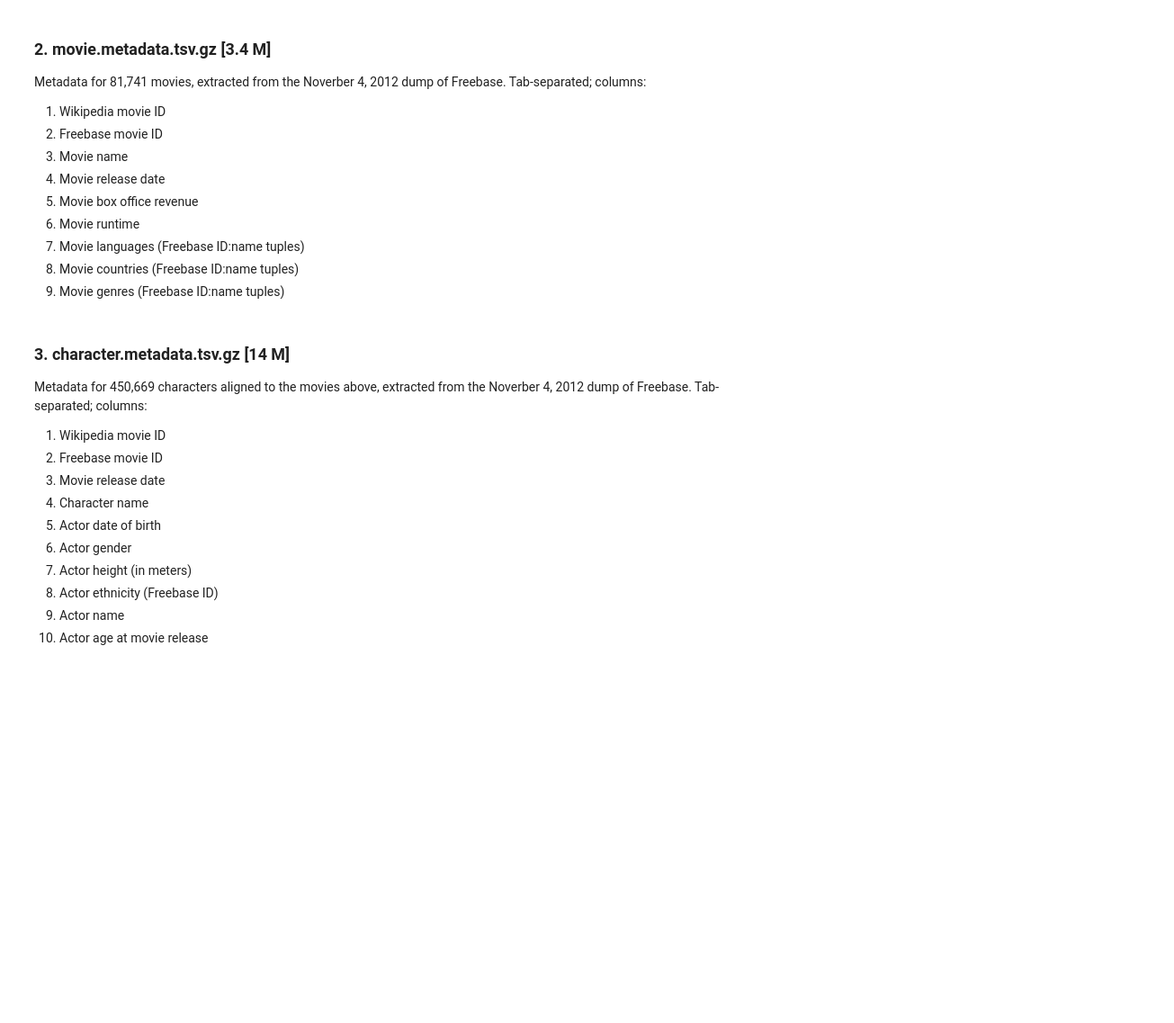
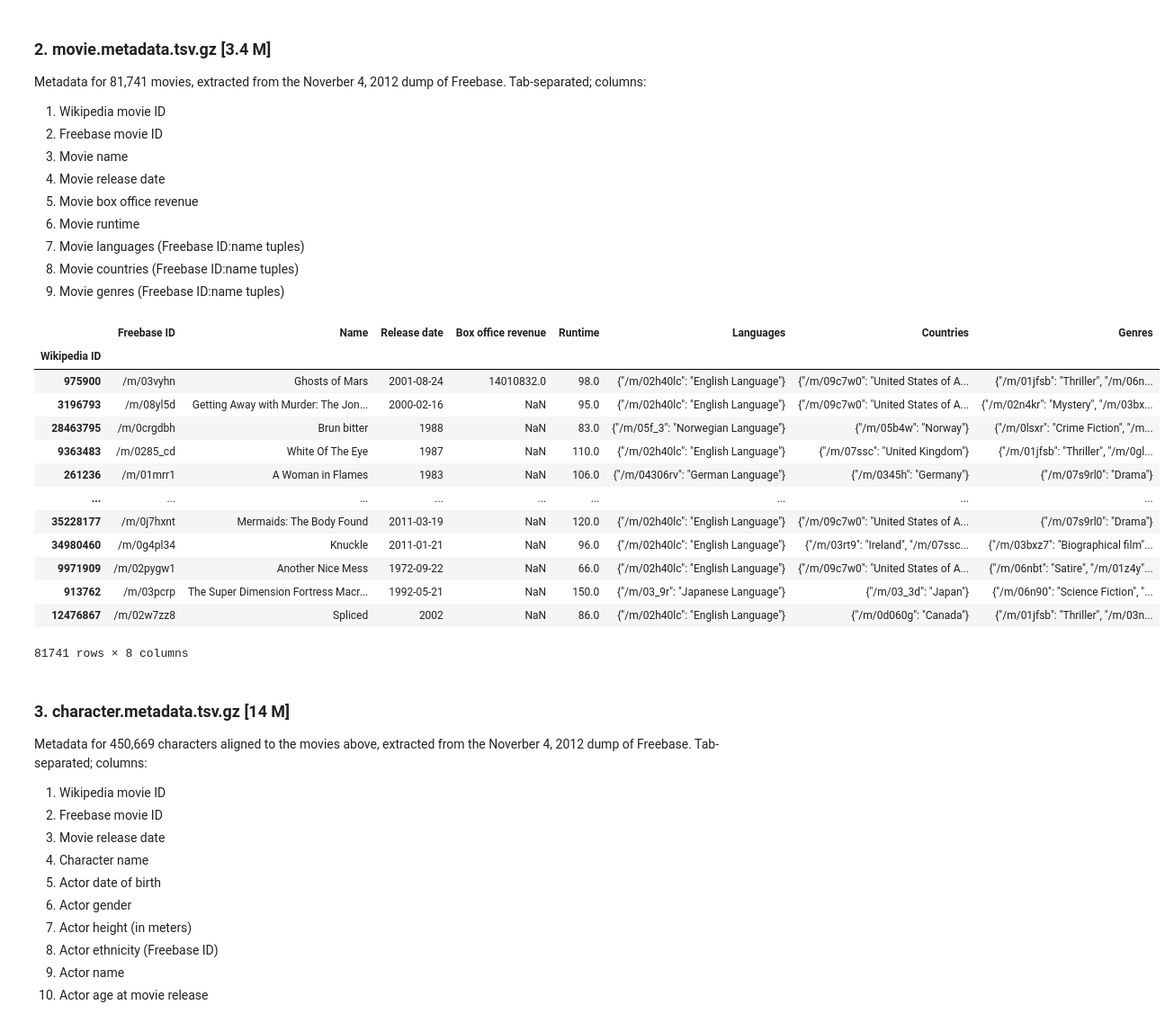
Before and after one commit to epfl-ada/ada-2022-project-toestewbrr, a Jupyter notebook: Data preprocessing.ipynb, the cells around one changed output. Shown at 90% size. Drawn from its saved outputs; the diff is of its cells as text; code cells hidden in the pictures; blank space fills up the shorter version.

```diff
--- a/Data preprocessing.ipynb
+++ b/Data preprocessing.ipynb
@@ -48,11 +71,27 @@ Metadata for 81,741 movies, extracted from the Noverber 4, 2012 dump of Freebase
 8. Movie countries (Freebase ID:name tuples)
 9. Movie genres (Freebase ID:name tuples)
 # %%
-movie_path = 'Data/MovieSummaries/movie.metadata.tsv'
+import numpy as np
+movie_path = 'MovieSummaries/movie.metadata.tsv'
 movie_cols = ['Wikipedia ID', 'Freebase ID', 'Name', 'Release date',
               'Box office revenue', 'Runtime', 'Languages', 'Countries', 'Genres']
-movie_df = pd.read_csv(movie_path, sep='\t', header=None, names=movie_cols, index_col=0)
+movie_df = pd.read_csv(movie_path, sep='\t', header=None, names=movie_cols, index_col=0, dtype = {'Freebase ID': str})
 movie_df
+# %% [output]
+|  | Freebase ID | Name | Release date | Box office revenue | Runtime | Languages | Countries | Genres |
+| Wikipedia ID |  |  |  |  |  |  |  |  |
+| 975900 | /m/03vyhn | Ghosts of Mars | 2001-08-24 | 14010832.0 | 98.0 | {"/m/02h40lc": "English Language"} | {"/m/09c7w0": "United States of A... | {"/m/01jfsb": "Thriller", "/m/06n... |
+| 3196793 | /m/08yl5d | Getting Away with Murder: The Jon... | 2000-02-16 | NaN | 95.0 | {"/m/02h40lc": "English Language"} | {"/m/09c7w0": "United States of A... | {"/m/02n4kr": "Mystery", "/m/03bx... |
+| 28463795 | /m/0crgdbh | Brun bitter | 1988 | NaN | 83.0 | {"/m/05f_3": "Norwegian Language"} | {"/m/05b4w": "Norway"} | {"/m/0lsxr": "Crime Fiction", "/m... |
+| 9363483 | /m/0285_cd | White Of The Eye | 1987 | NaN | 110.0 | {"/m/02h40lc": "English Language"} | {"/m/07ssc": "United Kingdom"} | {"/m/01jfsb": "Thriller", "/m/0gl... |
+| 261236 | /m/01mrr1 | A Woman in Flames | 1983 | NaN | 106.0 | {"/m/04306rv": "German Language"} | {"/m/0345h": "Germany"} | {"/m/07s9rl0": "Drama"} |
+| ... | ... | ... | ... | ... | ... | ... | ... | ... |
+| 35228177 | /m/0j7hxnt | Mermaids: The Body Found | 2011-03-19 | NaN | 120.0 | {"/m/02h40lc": "English Language"} | {"/m/09c7w0": "United States of A... | {"/m/07s9rl0": "Drama"} |
+| 34980460 | /m/0g4pl34 | Knuckle | 2011-01-21 | NaN | 96.0 | {"/m/02h40lc": "English Language"} | {"/m/03rt9": "Ireland", "/m/07ssc... | {"/m/03bxz7": "Biographical film"... |
+| 9971909 | /m/02pygw1 | Another Nice Mess | 1972-09-22 | NaN | 66.0 | {"/m/02h40lc": "English Language"} | {"/m/09c7w0": "United States of A... | {"/m/06nbt": "Satire", "/m/01z4y"... |
+| 913762 | /m/03pcrp | The Super Dimension Fortress Macr... | 1992-05-21 | NaN | 150.0 | {"/m/03_9r": "Japanese Language"} | {"/m/03_3d": "Japan"} | {"/m/06n90": "Science Fiction", "... |
+| 12476867 | /m/02w7zz8 | Spliced | 2002 | NaN | 86.0 | {"/m/02h40lc": "English Language"} | {"/m/0d060g": "Canada"} | {"/m/01jfsb": "Thriller", "/m/03n... |
+81741 rows × 8 columns
 # %% [markdown]
 ### 3. character.metadata.tsv.gz [14 M]
 
```
Also changed, not shown: parts of 13 cells of this notebook, 1 other file.
